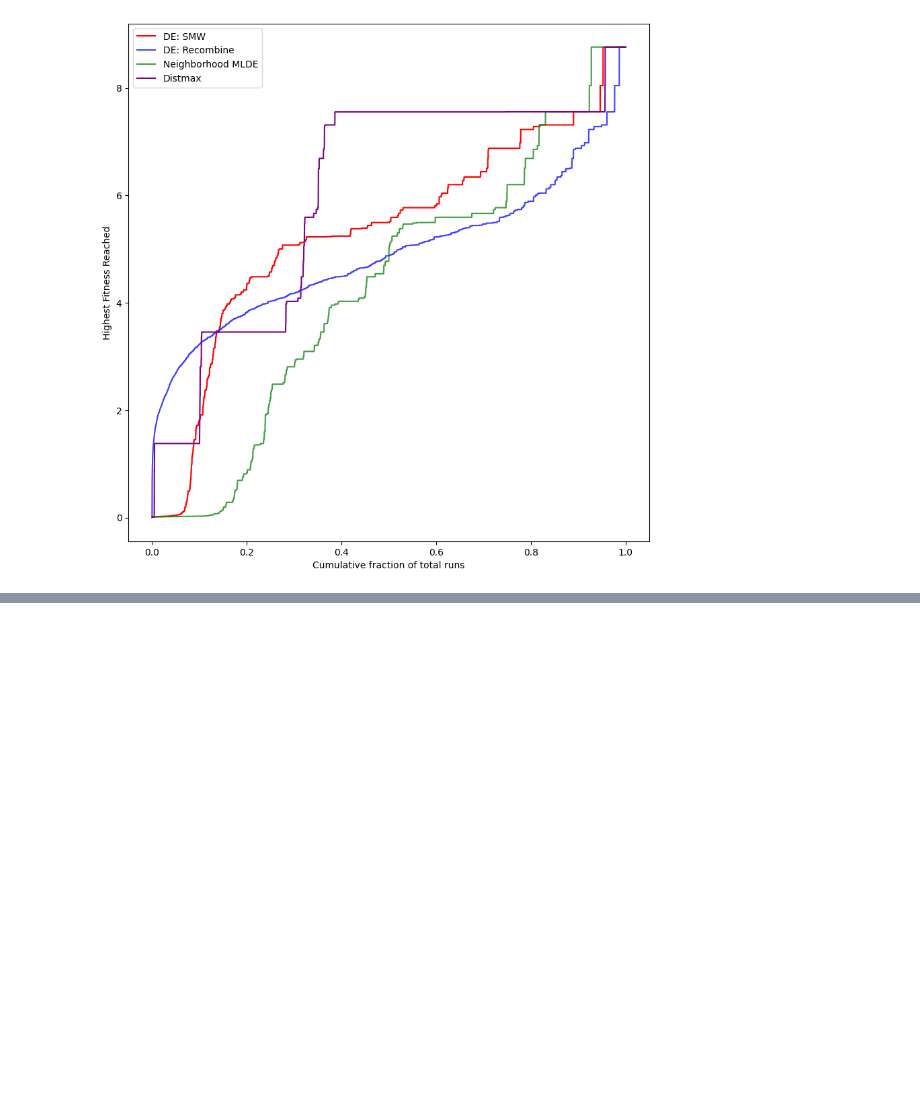
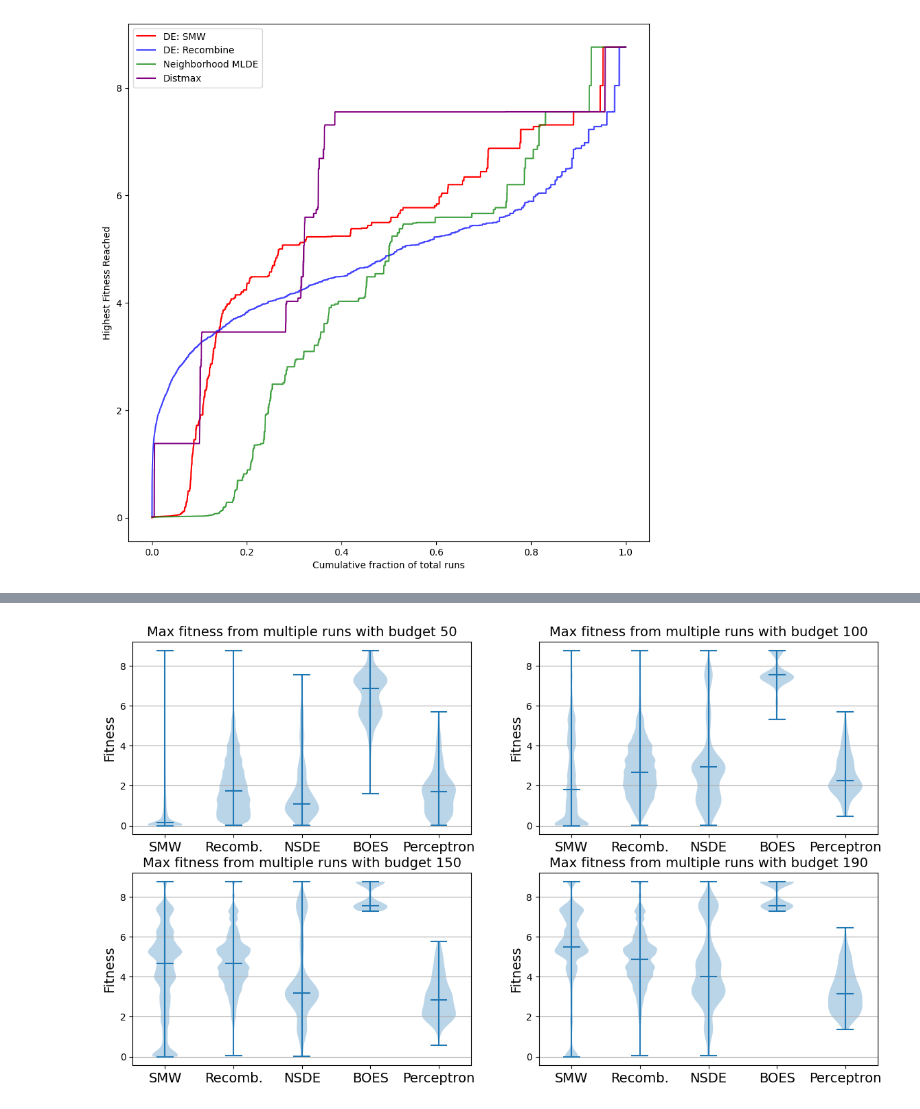
Before and after one commit to soldatmat/PELLM, a Jupyter notebook: code/plot/DE_benchmark.ipynb, the cells around one changed output, grey strips where cells are left out. Cells and saved outputs as stored; diff of their text form; code cells hidden in the pictures; blank space fills up the shorter version.

```diff
--- a/code/plot/DE_benchmark.ipynb
+++ b/code/plot/DE_benchmark.ipynb
@@ -362,0 +511,48 @@ plt.show()
+# %%
+fig, axs = plt.subplots(nrows=2, ncols=2, figsize=(14, 8))
+default_fontsize = 14
+budgets = [50, 100, 150, 190]
+budgets_pred = [2, 4, 6, 8]
+violin_fitness_progressions = [fp for fp in all_fitness_progressions] + [perceptron_fp]
+violin_labels = [l for l in labels] + ["Perceptron"]
+violin_labels[1] = "Recomb."
+
+# violin_fitness_progressions.append(perceptron_fp)
+# violin_labels.append("Perceptron")
+
+def adjacent_values(vals, q1, q3):
+    upper_adjacent_value = q3 + (q3 - q1) * 1.5
+    upper_adjacent_value = np.clip(upper_adjacent_value, q3, vals[-1])
+
+    lower_adjacent_value = q1 - (q3 - q1) * 1.5
+    lower_adjacent_value = np.clip(lower_adjacent_value, vals[0], q1)
+    return lower_adjacent_value, upper_adjacent_value
+
+a = 0
+for ax_row in axs:
+    for ax in ax_row:
+        ax.violinplot(
+            [fp[:, budgets[a]] for fp in violin_fitness_progressions],
+            showmeans=False,
+            showmedians=True,
+            #quantiles=[[0.25, 0.75]] * len(violin_fitness_progressions),
+            #points=100,
+        )
+
+        # ax.set_title('Violin plot')
+        ax.set_title(
+            f"Max fitness from multiple runs with budget {budgets[a]}",
+            fontsize=default_fontsize,
+        )
+        ax.yaxis.grid(True)
+        ax.set_xticks(
+            [y + 1 for y in range(len(violin_fitness_progressions))],
+            labels=violin_labels,
+            fontsize=default_fontsize,
+        )
+        # ax.set_xlabel('')
+        ax.set_ylabel("Fitness", fontsize=default_fontsize)
+
+        a += 1
+# %% [output]
+[figure, added]
```
Also changed, not shown: parts of 11 cells of this notebook, 16 other files.
